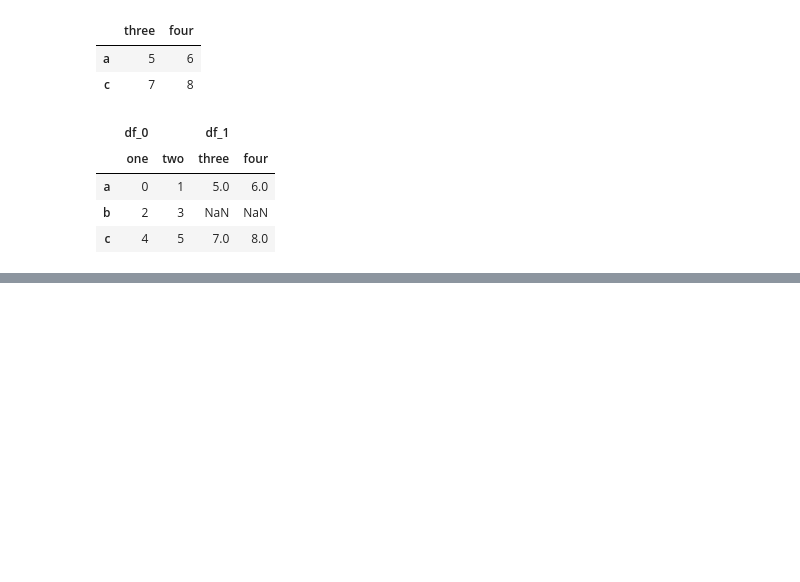
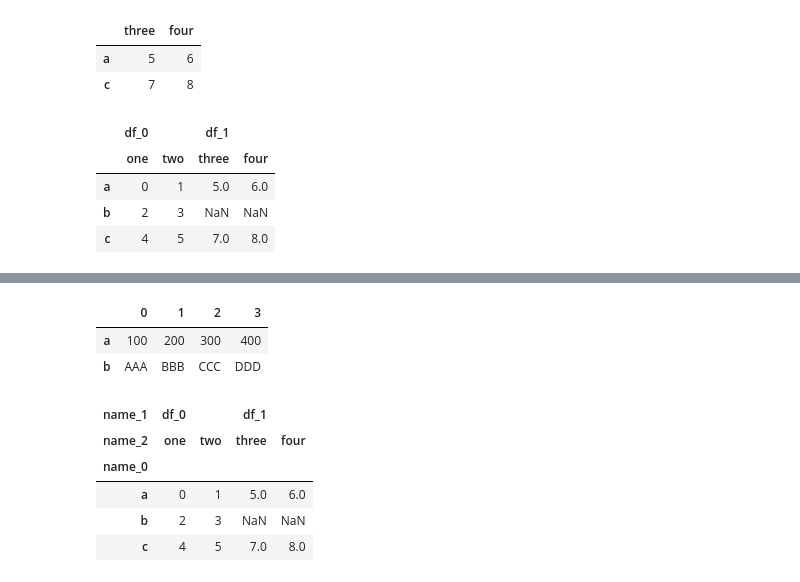
Before and after one commit to srqway/python, a Jupyter notebook: pandas-python/notebook/dataFrame.ipynb, the cells around one changed output, grey strips where cells are left out. Saved outputs shown, nothing was run; the diff lists cells and outputs as text; code cells hidden in the pictures; blank space fills up the shorter version.

```diff
--- a/pandas-python/notebook/dataFrame.ipynb
+++ b/pandas-python/notebook/dataFrame.ipynb
@@ -1317,0 +1378,27 @@ pd.concat([concateDf_2, concateDf_3], ignore_index=True)
+# %%
+stack_1.unstack(0)
+# %% [output]
+|  | 0 | 1 | 2 | 3 |
+| a | 100 | 200 | 300 | 400 |
+| b | AAA | BBB | CCC | DDD |
+# %%
+stack_2 = pd.DataFrame(
+    data=np.arange(6).reshape(3, 2), index=['a', 'b', 'c'],
+    columns=['one', 'two']
+)
+stack_3 = pd.DataFrame(
+    data=5 + np.arange(4).reshape(2, 2),
+    index=['a', 'c'],
+    columns=['three', 'four']
+)
+stack_4 = pd.concat([stack_2, stack_3], axis=1, keys=['df_0', 'df_1'])
+stack_4.index.names = ['name_0']
+stack_4.columns.names = ['name_1', 'name_2']
+stack_4
+# %% [output]
+| name_1 | df_0 |  | df_1 |  |
+| name_2 | one | two | three | four |
+| name_0 |  |  |  |  |
+| a | 0 | 1 | 5.0 | 6.0 |
+| b | 2 | 3 | NaN | NaN |
+| c | 4 | 5 | 7.0 | 8.0 |
```
Also changed, not shown: parts of 23 cells of this notebook, 1 other file.
